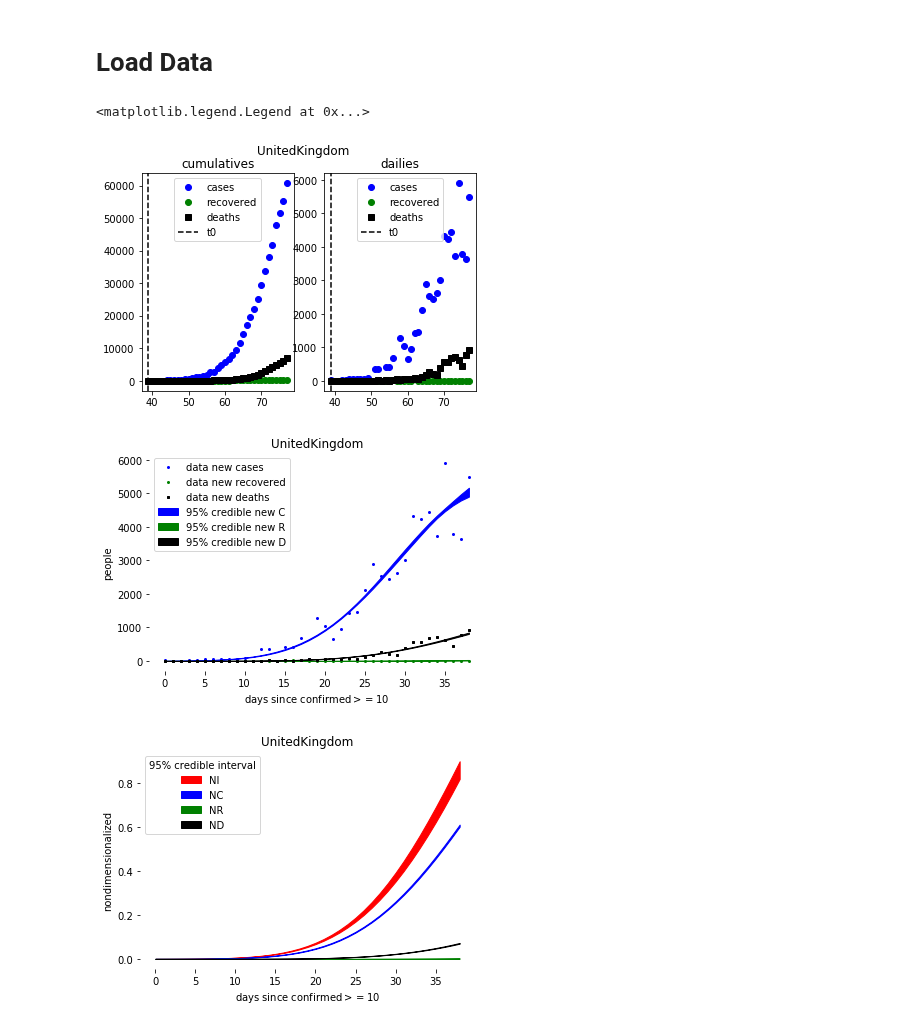
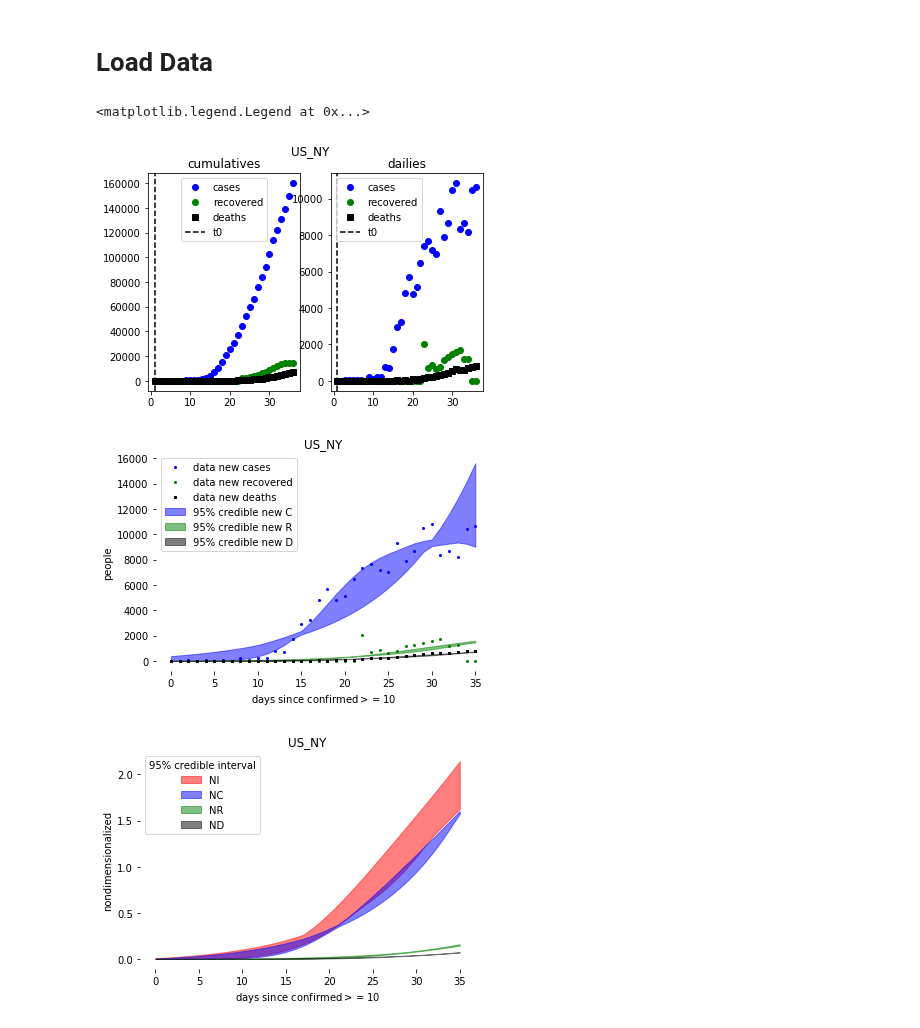
Before and after one commit to ccc1685/covid-19, a Jupyter notebook: Stan/postmodel.ipynb, the cells around one changed output. Saved outputs shown, nothing was run; the diff lists cells and outputs as text; code cells hidden in the pictures.

```diff
--- a/Stan/postmodel.ipynb
+++ b/Stan/postmodel.ipynb
@@ -16,10 +16,12 @@ def simpleaxis(ax):
     ax.spines['bottom'].set_visible(False)
     ax.spines['right'].set_visible(False)
     ax.spines['left'].set_visible(False)
+
+a = 0.5
 # %% [markdown]
 # Load Data
 # %%
-roi = "UnitedKingdom"
+roi = "US_NY"
 
 DF = pd.read_csv("../data/covid_timeseries_"+roi+".csv")
 
@@ -68,42 +70,42 @@ plt.legend()
 # print("mitigation date: "+DF['dates2'][tm])
 # %% [output]
 <matplotlib.legend.Legend at 0x...>
-[figure, old version]
+[figure, new version]
 # %%
 fit = pickle.load(open("./fits/model_fit"+roi+".pkl", 'rb'))
 # %%
 plt.plot(DF["new_cases"][t0:].values,'bo',ms=2, label="data new cases")
 plt.plot(DF["new_recover"][t0:].values,'go',ms=2,label="data new recovered")
 plt.plot(DF["new_deaths"][t0:].values,'ks',ms=2,label="data new deaths")
 
 
 x = np.shape(fit['fit']['u'])[1]
 newC_lb = []
 newC_ub = []
 newR_lb = []
 newR_ub = []
 newD_lb = []
 newD_ub = []
 for i in range(x):
     newC_lb.append(np.percentile(fit['fit']['lambda'][:,i,0],2.5))
     newC_ub.append(np.percentile(fit['fit']['lambda'][:,i,0],97.5))
     newR_lb.append(np.percentile(fit['fit']['lambda'][:,i,1],2.5))
     newR_ub.append(np.percentile(fit['fit']['lambda'][:,i,1],97.5))
     newD_lb.append(np.percentile(fit['fit']['lambda'][:,i,2],2.5))
     newD_ub.append(np.percentile(fit['fit']['lambda'][:,i,2],97.5))
 
-plt.fill_between(range(x), newC_lb, newC_ub,color='b',label='95% credible new C')
-plt.fill_between(range(x), newR_lb, newR_ub,color='g',label='95% credible new R')
-plt.fill_between(range(x), newD_lb, newD_ub,color='k',label='95% credible new D')
+plt.fill_between(range(x), newC_lb, newC_ub,color='b',label='95% credible new C',alpha=a)
+plt.fill_between(range(x), newR_lb, newR_ub,color='g',label='95% credible new R',alpha=a)
+plt.fill_between(range(x), newD_lb, newD_ub,color='k',label='95% credible new D',alpha=a)
 
 
 plt.ylabel('people')
 plt.xlabel(r'days since confirmed$>=$10')
 plt.title(roi)
 plt.legend(loc=2)
 simpleaxis(plt.gca())
 # %% [output]
-[figure, old version]
+[figure, new version]
 # %%
 
 x = np.shape(fit['fit']['u'])[1]
@@ -125,14 +127,14 @@ for i in range(x):
     ND_lb.append(np.percentile(fit['fit']['u'][:,i,5],2.5))
     ND_ub.append(np.percentile(fit['fit']['u'][:,i,5],97.5))
 
-plt.fill_between(range(x), NI_lb, NI_ub,color='r',label='NI')
-plt.fill_between(range(x), NC_lb, NC_ub,color='b',label='NC')
-plt.fill_between(range(x), NR_lb, NR_ub,color='g',label='NR')
-plt.fill_between(range(x), ND_lb, ND_ub,color='k',label='ND')
+plt.fill_between(range(x), NI_lb, NI_ub,color='r',label='NI',alpha=a)
+plt.fill_between(range(x), NC_lb, NC_ub,color='b',label='NC',alpha=a)
+plt.fill_between(range(x), NR_lb, NR_ub,color='g',label='NR',alpha=a)
+plt.fill_between(range(x), ND_lb, ND_ub,color='k',label='ND',alpha=a)
 plt.ylabel('nondimensionalized')
 plt.xlabel(r'days since confirmed$>=$10')
 plt.title(roi)
 plt.legend(title='95% credible interval',loc=2)
 simpleaxis(plt.gca())
 # %% [output]
-[figure, old version]
+[figure, new version]
```
Also changed, not shown: 1 other file.
